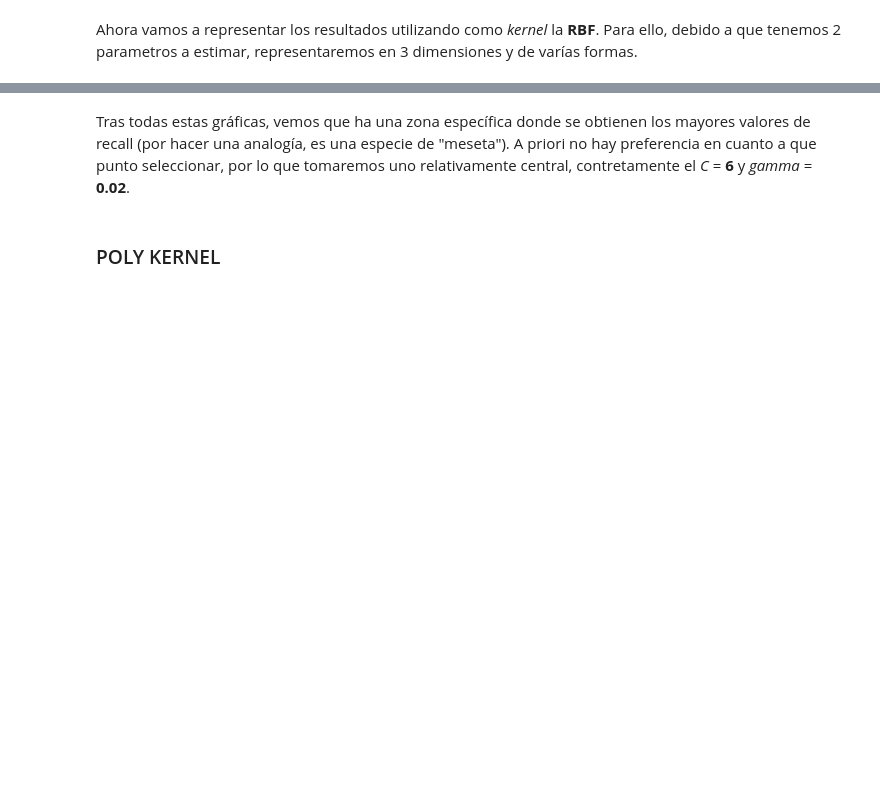
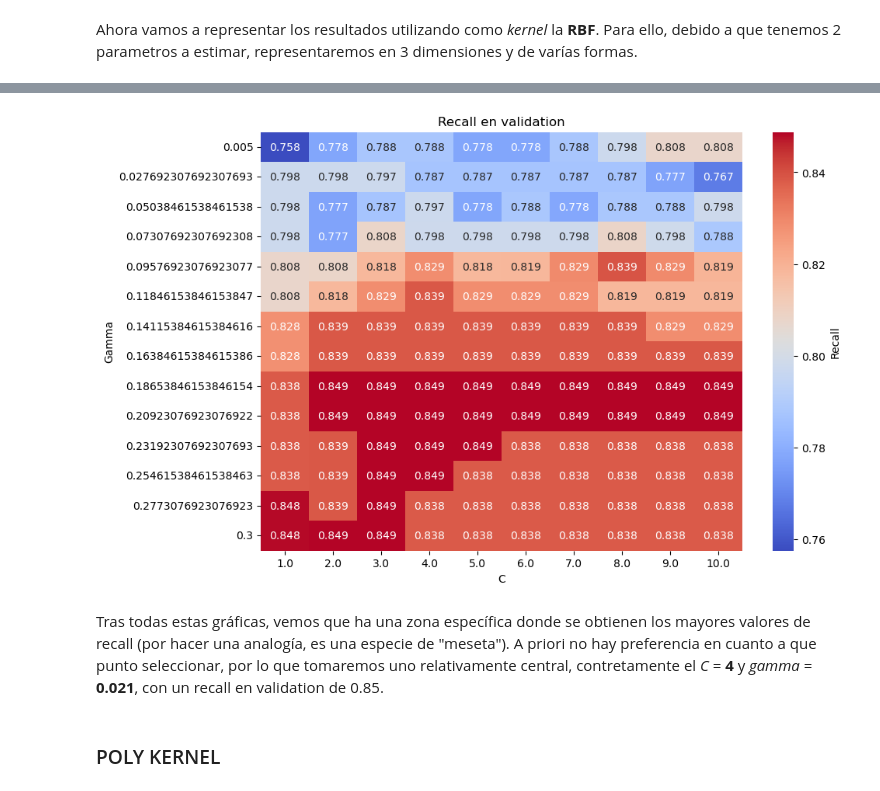
Before and after one commit to alvaar04/Tarea2ML, a Jupyter notebook: G08.ipynb, the cells around one changed output, grey strips where cells are left out. Cells and saved outputs as stored; diff of their text form; code cells hidden in the pictures; blank space fills up the shorter version.

```diff
--- a/G08.ipynb
+++ b/G08.ipynb
@@ -302,28 +359,30 @@ plt.show()
 # %%
-'''# Extraer resultados del GridSearchCV
+# Extraer resultados del GridSearchCV
 kernel_rbf_results = resultados['rbf']
 
 # Extraer los valores de C, gamma y el score
 C_values = kernel_rbf_results['param_C'].data
 gamma_values = kernel_rbf_results['param_gamma'].data
 recall_scores = kernel_rbf_results['mean_test_score']
 
 # Creamos un DataFrame para facilitar el manejo de datos
 df = pd.DataFrame({
     'C': C_values,
     'Gamma': gamma_values,
     'Recall': recall_scores
 })
 
 # Creamos una tabla pivotante para el heatmap
 pivot_table = df.pivot_table(index='Gamma', columns='C', values='Recall')
 
 plt.figure(figsize=(10, 7))
 sns.heatmap(pivot_table, annot=True, cmap='coolwarm', fmt=".3f", cbar_kws={'label': 'Recall'})
-plt.title('Heatmap del Recall en función de C y Gamma (Kernel RBF) para el conjunto de Validación')
+plt.title('Recall en validation')
 plt.xlabel('C')
 plt.ylabel('Gamma')
-plt.show()'''
+plt.show()
+# %% [output]
+[figure, added]
 # %%
 import plotly.graph_objects as go
 import plotly.io as pio
@@ -359,6 +418,6 @@ fig = px.scatter_3d(df_plotly, x='C', y='Gamma', z='Recall', color='Recall', tit
 fig.show()
 # %% [markdown]
-Tras todas estas gráficas, vemos que ha una zona específica donde se obtienen los mayores valores de recall (por hacer una analogía, es una especie de "meseta"). A priori no hay preferencia en cuanto a que punto seleccionar, por lo que tomaremos uno relativamente central, contretamente el *C* = **6** y *gamma* = **0.02**.
+Tras todas estas gráficas, vemos que ha una zona específica donde se obtienen los mayores valores de recall (por hacer una analogía, es una especie de "meseta"). A priori no hay preferencia en cuanto a que punto seleccionar, por lo que tomaremos uno relativamente central, contretamente el *C* = **4** y *gamma* = **0.021**, con un recall en validation de 0.85.
 # %% [markdown]
 ### POLY KERNEL
 # %% [markdown]
```
Also changed, not shown: parts of 27 cells of this notebook.
